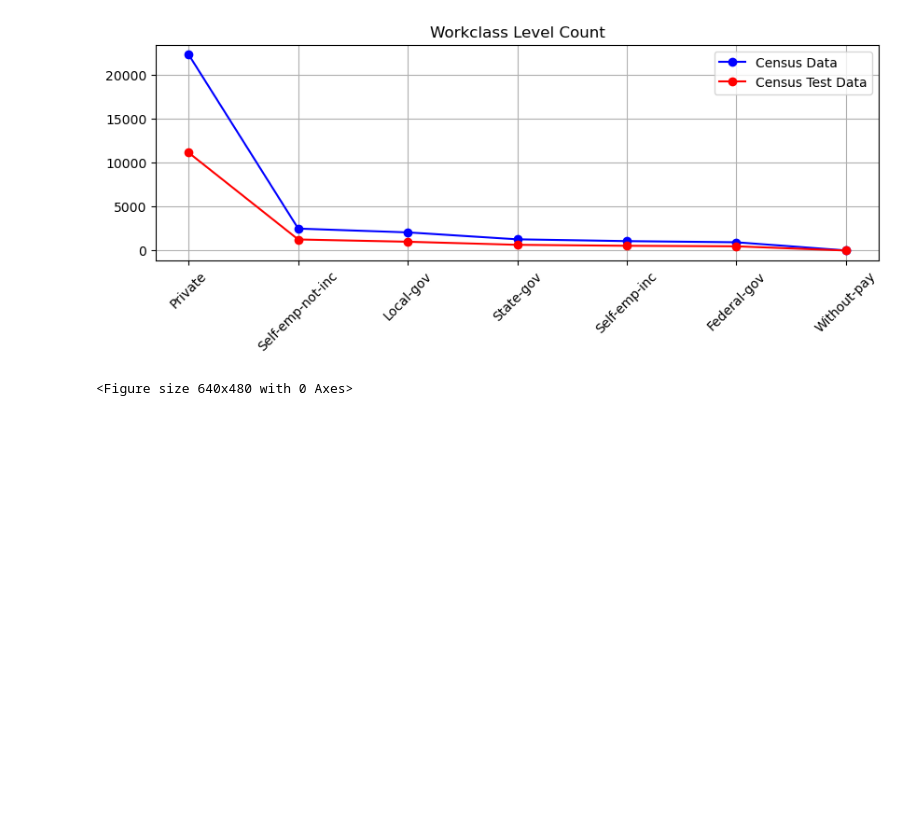
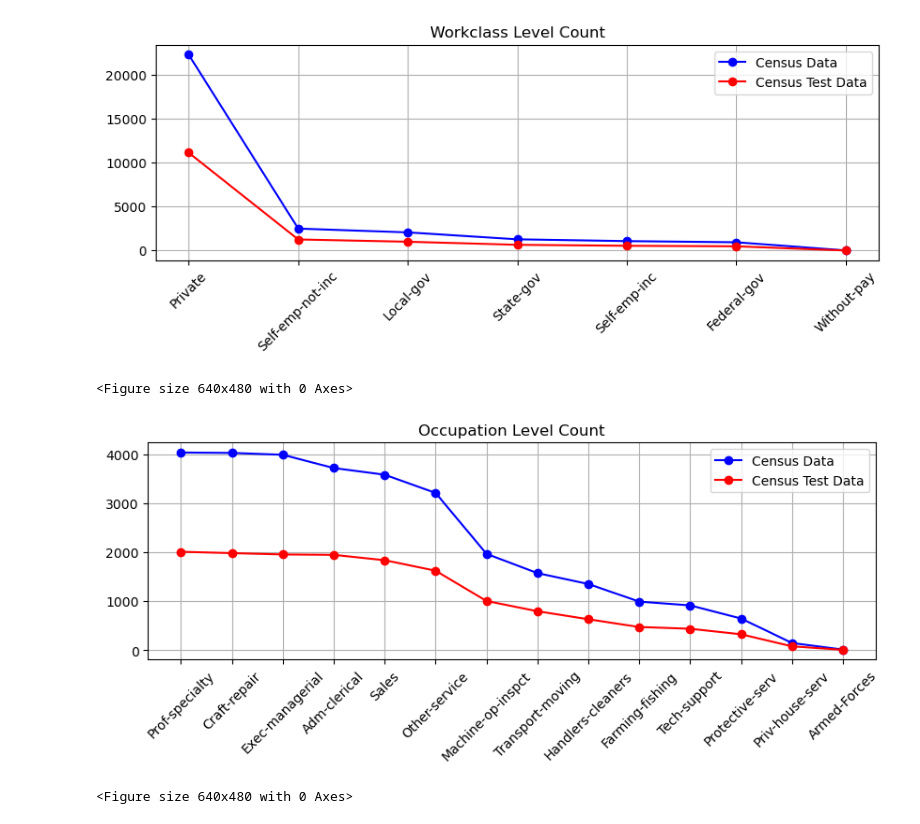
Before and after one commit to sppencerr/Census_Income_ML_Model_Team2, a Jupyter notebook: Group_2_Census_Income_ML_Model.ipynb, the cells around one changed output. Saved outputs shown, nothing was run; the diff lists cells and outputs as text; code cells hidden in the pictures; blank space fills up the shorter version.

Commit message:
Adding occupation visualization

```diff
--- a/Group_2_Census_Income_ML_Model.ipynb
+++ b/Group_2_Census_Income_ML_Model.ipynb
@@ -392,6 +392,24 @@ plt.show()
 # %% [output]
 <Figure size 640x480 with 0 Axes>
 [figure]
+# %%
+# Create a visualization of the occupation column for each census_df and census_test_df
+
+plt.clf()
+plt.figure(figsize=(10, 3))
+train_work_counts = census_df['occupation'].value_counts()
+test_work_counts = census_test_df['occupation'].value_counts()
+
+plt.plot(train_work_counts.index, train_work_counts.values, marker='o', color='blue')
+plt.plot(test_work_counts.index, test_work_counts.values, marker='o', color='red')
+plt.xticks(rotation=45)
+plt.title('Occupation Level Count')
+plt.legend(['Census Data', 'Census Test Data'])
+plt.grid(True)
+plt.show()
+# %% [output]
+<Figure size 640x480 with 0 Axes>
+[figure, added]
 # %%
 # Create a visualization of the relationship column for each census_df and census_test_df
 
```
Also changed, not shown: 1 other file.
